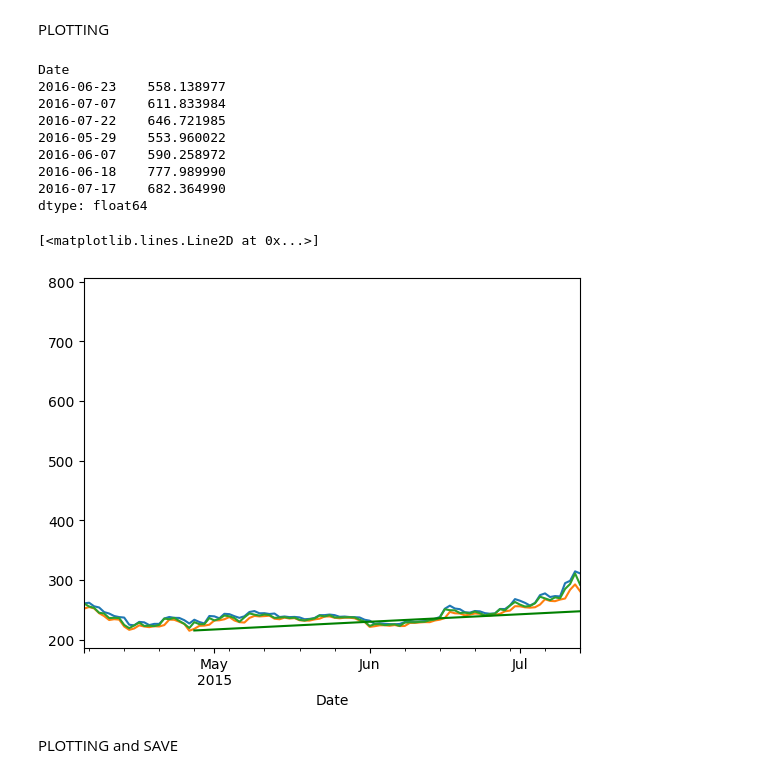
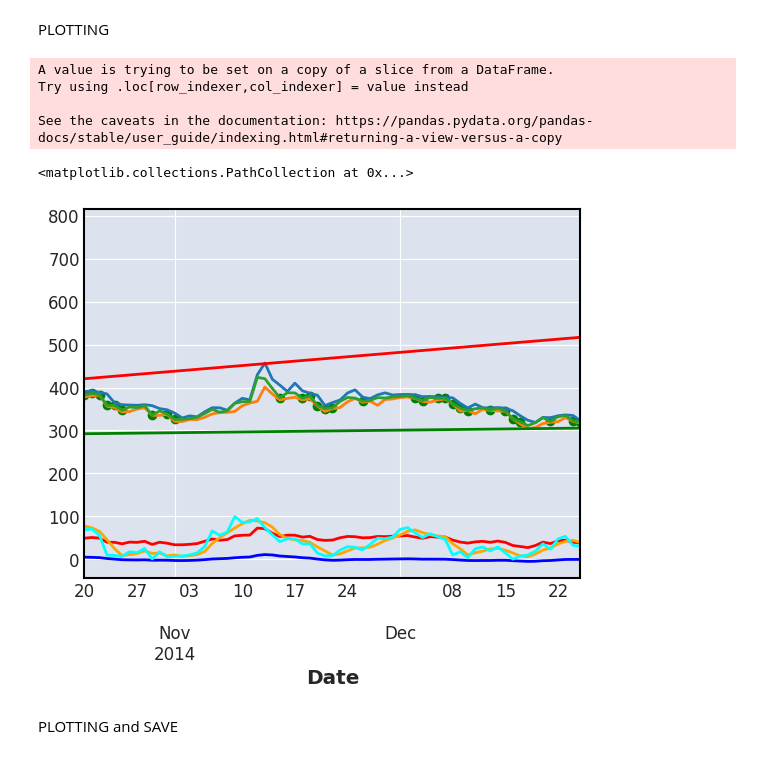
Before and after one commit to Generjet/binance_trader, a Jupyter notebook: jupyter/yfinancExtreme.ipynb, the cells around one changed output. Drawn from its saved outputs; the diff is of its cells as text; code cells hidden in the pictures.

Commit message:
STOCHASTIC

```diff
--- a/jupyter/yfinancExtreme.ipynb
+++ b/jupyter/yfinancExtreme.ipynb
@@ -252,0 +233,15 @@ Diff points 0.41788545202036376
+# %%
+data['macd'] = np.nan
+data['rsi'] = np.nan
+data['%D'] = np.nan
+data['%K'] = np.nan
+df = data[0:100]
+
+def applytechnicals(df):
+    # window for 14 days and smooth window for 3days
+    df['%K'] = ta.momentum.stoch(df.High, df.Low, df.Close, window=14, smooth_window=3)
+    df['%D'] = df['%K'].rolling(3).mean()
+    df['rsi'] = ta.momentum.rsi(df.Close, window=14)
+    df['macd'] = ta.trend.macd_diff(df.Close)
+    df.dropna(inplace=True)
+    return df
@@ -252,0 +250,6 @@ Diff points 0.41788545202036376
+# %%
+def decide():
+    # df['Buy'] = np.where( (df['%K'].between(20,80)) & (df['%D'].between(20,80)) & (df.rsi > 50) & (df.macd > 0), 1, -1)
+    # df['Buy'] = np.where( (df.rsi > 50) & (df.macd > 0), df["Close"], np.nan)
+    df['Buy'] = np.where( (df['%K'].between(2,20)) & (df['%D'].between(2,20)) & (df['%K'] < df['%D'] ) & (df.rsi < 55) , df["Close"], np.nan)
+    # df['Buy'] = np.where( (df['%K'] < df['%D'] ) & (df.rsi < 55) , df["Close"], np.nan)
@@ -253,35 +258,41 @@ Diff points 0.41788545202036376
 # %% [markdown]
 PLOTTING
-# %%
-clean_levels
-# %% [output]
-Date
-2016-06-23    558.138977
-2016-07-07    611.833984
-2016-07-22    646.721985
-2016-05-29    553.960022
-2016-06-07    590.258972
-2016-06-18    777.989990
-2016-07-17    682.364990
-dtype: float64
+# %%
+# ===== RUN FUNCTION ======
+df = data[0:100]
+df['resistance'] = np.nan
+df['support'] = np.nan
+# ===== Calculate Channel ====
+resistance(df)
+support(df)
+applytechnicals(df)
 # %%
-now = datetime.datetime.now().strftime("%Y-%m-%d_%H:%M:%S")
-now
-save_name = "cryptochart_"+now
-save_name
+decide()
+# plot_df(df)
+
+# ===== PLOT =====
 clean_levels = levels[abs(levels.diff() > 0)]
 df.High.plot()
 df.Low.plot()
 df.Close.plot()
+
 plt.hlines(clean_levels, xmin=clean_levels.index, xmax=clean_levels.index[-1], colors='red')
 plt.scatter(resistances.index, resistances, color='b')
 # plt.scatter(support_points.index, support_points, color="g")
 plt.plot(df.index, df['resistance'], color="r")
 plt.plot(df.index, df['support'], color="g")
-# plt.plot(today.index, y_values, color="y")
+plt.plot(df.index, df['macd'], color="blue")
+plt.plot(df.index, df["rsi"], color='r')
+plt.plot(df.index, df["%D"], color="orange")
+plt.plot(df.index, df["%K"], color="cyan")
+plt.scatter(df.index, df['Buy'], color="g")
 # %% [output]
-[<matplotlib.lines.Line2D at 0x...>]
+A value is trying to be set on a copy of a slice from a DataFrame.
+Try using .loc[row_indexer,col_indexer] = value instead
+
+See the caveats in the documentation: https://pandas.pydata.org/pandas-docs/stable/user_guide/indexing.html#returning-a-view-versus-a-copy
+<matplotlib.collections.PathCollection at 0x...>
-[figure, old version]
+[figure, new version]
 # %% [markdown]
 PLOTTING and SAVE
 # %%
```
Also changed, not shown: parts of 16 cells of this notebook.
